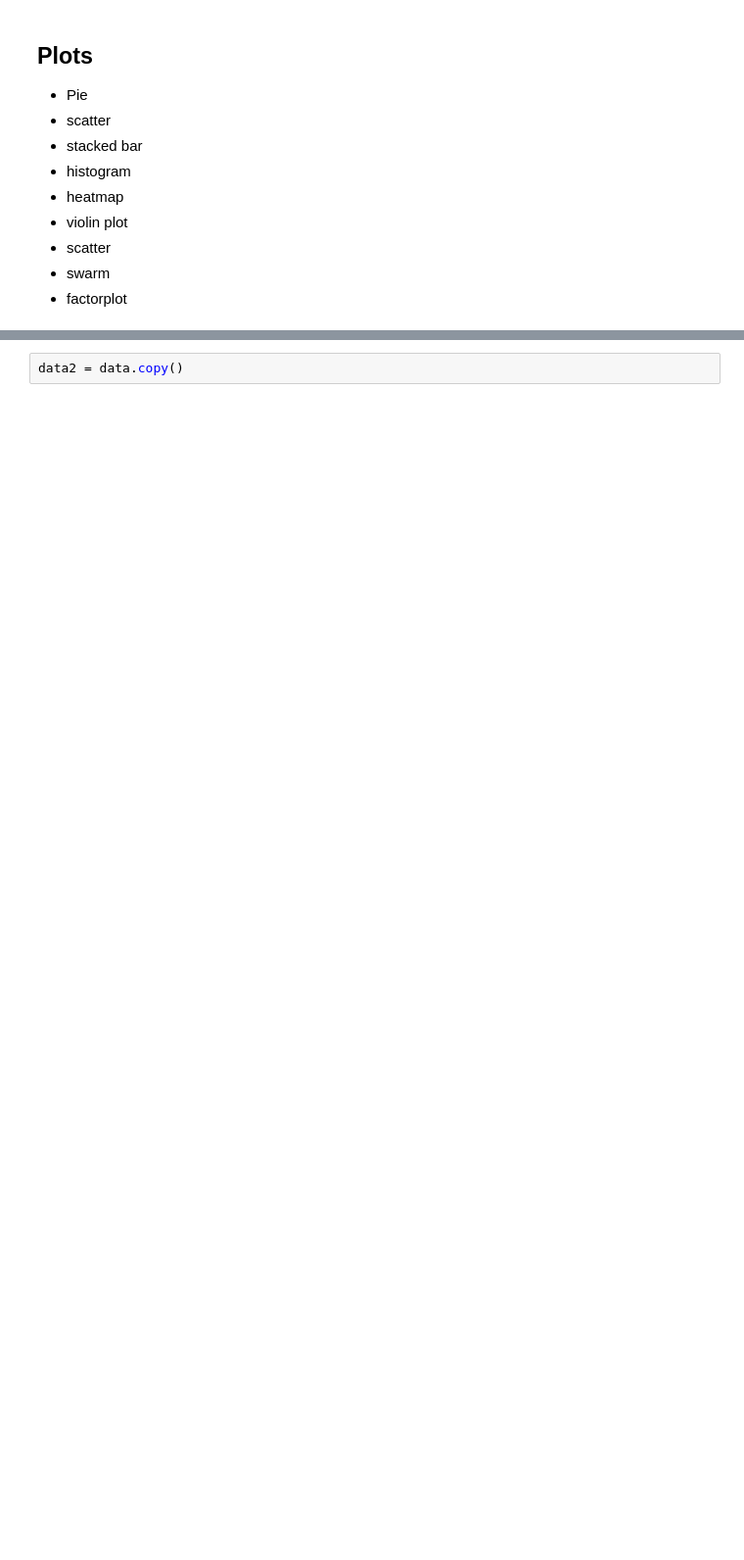
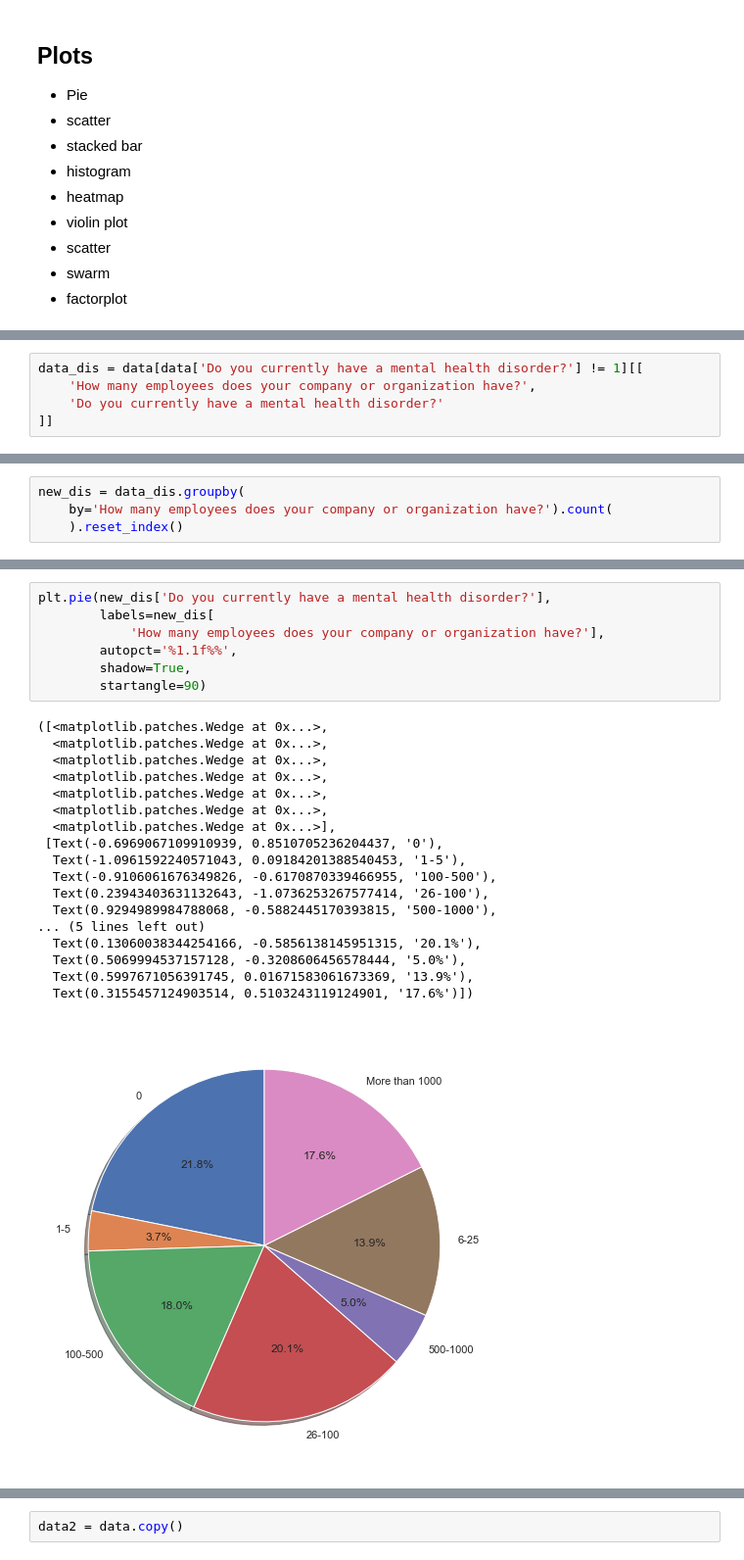
Before and after one commit to Classical-machine-learning/kaggleOSMI-MentalHealth, a Jupyter notebook: mentalHealth.ipynb, the cells around one changed output, grey strips where cells are left out. Shown at 98% size. Cells and saved outputs as stored; diff of their text form; blank space fills up the shorter version.

```diff
--- a/mentalHealth.ipynb
+++ b/mentalHealth.ipynb
@@ -242,0 +298,5 @@ d_cols= {columns_now[a]:a for a in range(len(columns_now))};d_cols
+# %%
+data_dis = data[data['Do you currently have a mental health disorder?'] != 1][[
+    'How many employees does your company or organization have?',
+    'Do you currently have a mental health disorder?'
+]]
@@ -242,0 +309,4 @@ d_cols= {columns_now[a]:a for a in range(len(columns_now))};d_cols
+# %%
+new_dis = data_dis.groupby(
+    by='How many employees does your company or organization have?').count(
+    ).reset_index()
@@ -242,0 +319,26 @@ d_cols= {columns_now[a]:a for a in range(len(columns_now))};d_cols
+# %%
+plt.pie(new_dis['Do you currently have a mental health disorder?'],
+        labels=new_dis[
+            'How many employees does your company or organization have?'],
+        autopct='%1.1f%%',
+        shadow=True,
+        startangle=90)
+# %% [output]
+([<matplotlib.patches.Wedge at 0x...>,
+  <matplotlib.patches.Wedge at 0x...>,
+  <matplotlib.patches.Wedge at 0x...>,
+  <matplotlib.patches.Wedge at 0x...>,
+  <matplotlib.patches.Wedge at 0x...>,
+  <matplotlib.patches.Wedge at 0x...>,
+  <matplotlib.patches.Wedge at 0x...>],
+ [Text(-0.6969067109910939, 0.8510705236204437, '0'),
+  Text(-1.0961592240571043, 0.09184201388540453, '1-5'),
+  Text(-0.9106061676349826, -0.6170870339466955, '100-500'),
+  Text(0.23943403631132643, -1.0736253267577414, '26-100'),
+  Text(0.9294989984788068, -0.5882445170393815, '500-1000'),
+... (5 lines left out)
+  Text(0.13060038344254166, -0.5856138145951315, '20.1%'),
+  Text(0.5069994537157128, -0.3208606456578444, '5.0%'),
+  Text(0.5997671056391745, 0.01671583061673369, '13.9%'),
+  Text(0.3155457124903514, 0.5103243119124901, '17.6%')])
+[figure, added]
```
Also changed, not shown: parts of 71 cells of this notebook.
